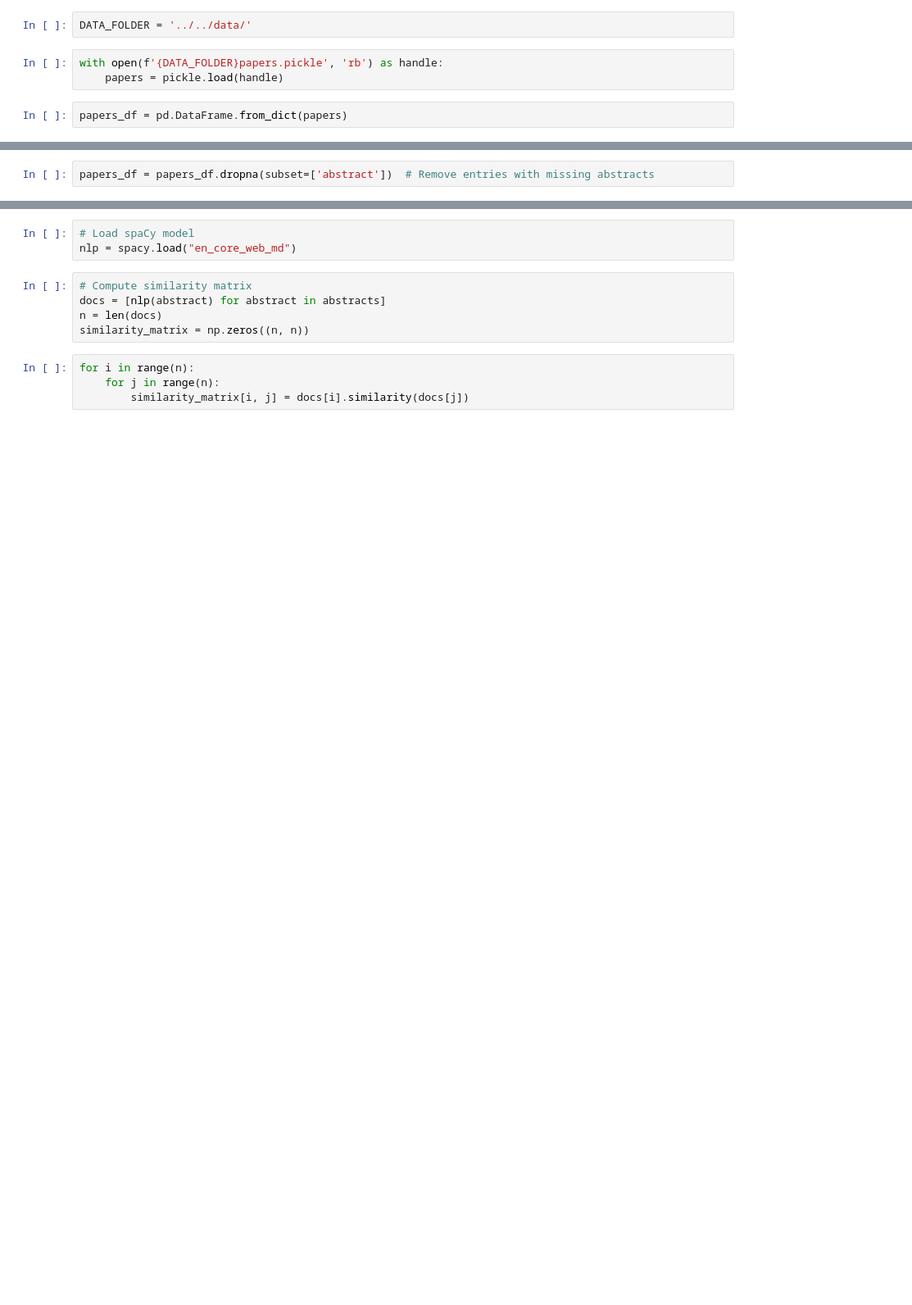
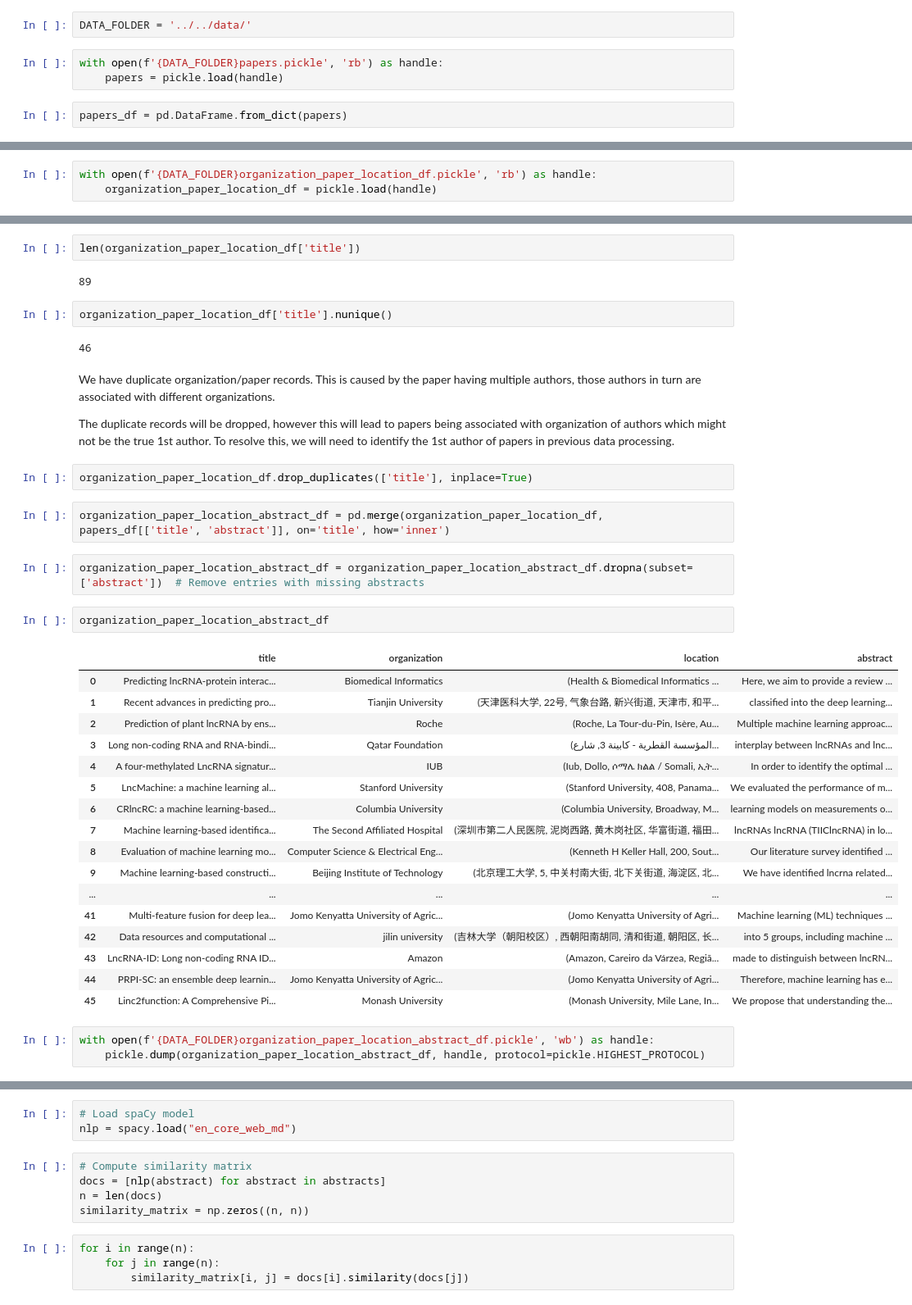
Before and after one commit to seyedrezamirkhani/ml-lncRNA, a Jupyter notebook: src/notebooks/06-generate-abstract-similarity.ipynb, the cells around one changed output, grey strips where cells are left out. Shown at 82% size. Saved outputs shown, nothing was run; the diff lists cells and outputs as text; blank space fills up the shorter version.

```diff
--- a/src/notebooks/06-generate-abstract-similarity.ipynb
+++ b/src/notebooks/06-generate-abstract-similarity.ipynb
@@ -20,0 +17,3 @@ papers_df['paper_id'] = np.arange(0, len(papers_df))
+# %%
+with open(f'{DATA_FOLDER}organization_paper_location_df.pickle', 'rb') as handle:
+    organization_paper_location_df = pickle.load(handle)
@@ -21,2 +36,41 @@ papers_df['paper_id'] = np.arange(0, len(papers_df))
+# %%
+len(organization_paper_location_df['title'])
+# %% [output]
+89
+# %%
+organization_paper_location_df['title'].nunique()
+# %% [output]
+46
+# %% [markdown]
+We have duplicate organization/paper records. This is caused by the paper having multiple authors, those authors in turn are associated with different organizations.
+
+The duplicate records will be dropped, however this will lead to papers being associated with organization of authors which might not be the true 1st author. To resolve this, we will need to identify the 1st author of papers in previous data processing.
+# %%
+organization_paper_location_df.drop_duplicates(['title'], inplace=True)
+# %%
+organization_paper_location_abstract_df = pd.merge(organization_paper_location_df, papers_df[['title', 'abstract']], on='title', how='inner')
 # %%
-papers_df = papers_df.dropna(subset=['abstract'])  # Remove entries with missing abstracts
+organization_paper_location_abstract_df = organization_paper_location_abstract_df.dropna(subset=['abstract'])  # Remove entries with missing abstracts
+# %%
+organization_paper_location_abstract_df
+# %% [output]
+|  | title | organization | location | abstract |
+| 0 | Predicting lncRNA-protein interac... | Biomedical Informatics | (Health & Biomedical Informatics ... | Here, we aim to provide a review ... |
+| 1 | Recent advances in predicting pro... | Tianjin University | (天津医科大学, 22号, 气象台路, 新兴街道, 天津市, 和平... | classified into the deep learning... |
+| 2 | Prediction of plant lncRNA by ens... | Roche | (Roche, La Tour-du-Pin, Isère, Au... | Multiple machine learning approac... |
+| 3 | Long non-coding RNA and RNA-bindi... | Qatar Foundation | (المؤسسة القطرية - كابينة 3, شارع... | interplay between lncRNAs and lnc... |
+| 4 | A four-methylated LncRNA signatur... | IUB | (Iub, Dollo, ሶማሌ ክልል / Somali, ኢት... | In order to identify the optimal ... |
+| 5 | LncMachine: a machine learning al... | Stanford University | (Stanford University, 408, Panama... | We evaluated the performance of m... |
+| 6 | CRlncRC: a machine learning-based... | Columbia University | (Columbia University, Broadway, M... | learning models on measurements o... |
+| 7 | Machine learning-based identifica... | The Second Affiliated Hospital | (深圳市第二人民医院, 泥岗西路, 黄木岗社区, 华富街道, 福田... | lncRNAs lncRNA (TIIClncRNA) in lo... |
+| 8 | Evaluation of machine learning mo... | Computer Science & Electrical Eng... | (Kenneth H Keller Hall, 200, Sout... | Our literature survey identified ... |
+| 9 | Machine learning-based constructi... | Beijing Institute of Technology | (北京理工大学, 5, 中关村南大街, 北下关街道, 海淀区, 北... | We have identified lncrna related... |
+| ... | ... | ... | ... | ... |
+| 41 | Multi-feature fusion for deep lea... | Jomo Kenyatta University of Agric... | (Jomo Kenyatta University of Agri... | Machine learning (ML) techniques ... |
+| 42 | Data resources and computational ... | jilin university | (吉林大学（朝阳校区）, 西朝阳南胡同, 清和街道, 朝阳区, 长... | into 5 groups, including machine ... |
+| 43 | LncRNA-ID: Long non-coding RNA ID... | Amazon | (Amazon, Careiro da Várzea, Regiã... | made to distinguish between lncRN... |
+| 44 | PRPI-SC: an ensemble deep learnin... | Jomo Kenyatta University of Agric... | (Jomo Kenyatta University of Agri... | Therefore, machine learning has e... |
+| 45 | Linc2function: A Comprehensive Pi... | Monash University | (Monash University, Mile Lane, In... | We propose that understanding the... |
+# %%
+with open(f'{DATA_FOLDER}organization_paper_location_abstract_df.pickle', 'wb') as handle:
+    pickle.dump(organization_paper_location_abstract_df, handle, protocol=pickle.HIGHEST_PROTOCOL)
```
Also changed, not shown: parts of 13 cells of this notebook.
